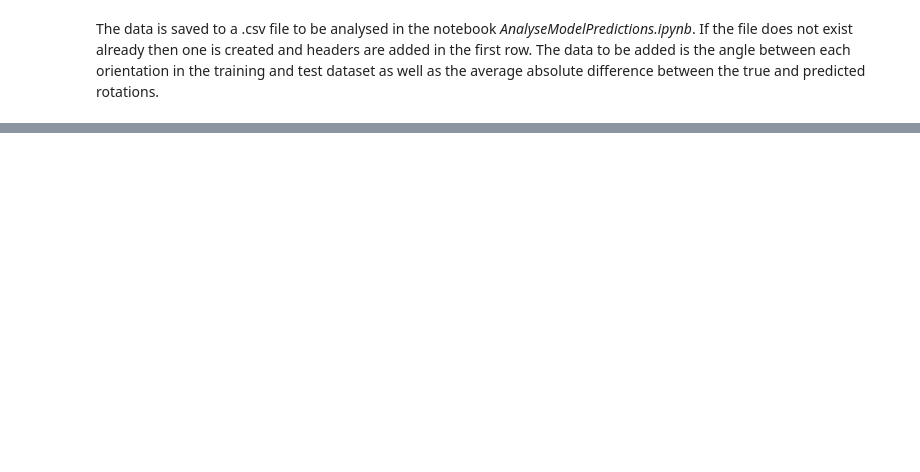
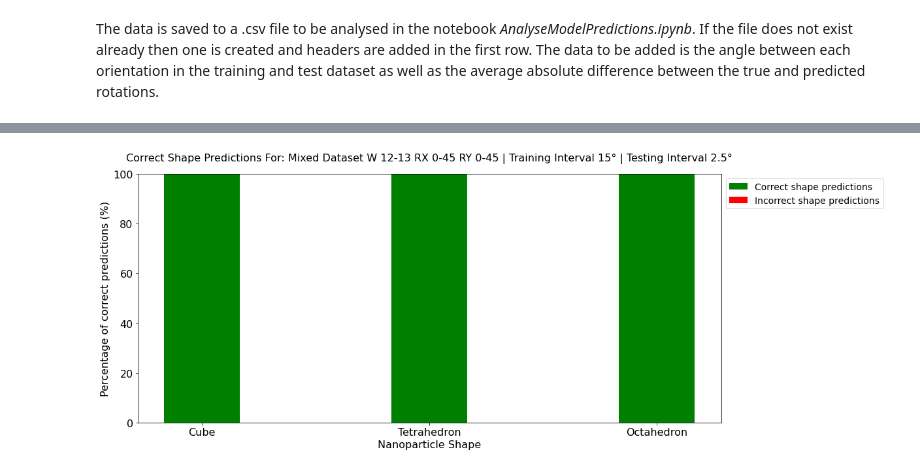
Before and after one commit to javidahmed64592/Y4-Nanoparticles-Project, a Jupyter notebook: ClassificationNanoparticles.ipynb, the cells around one changed output, grey strips where cells are left out. Saved outputs shown, nothing was run; the diff lists cells and outputs as text; code cells hidden in the pictures; blank space fills up the shorter version.

```diff
--- a/ClassificationNanoparticles.ipynb
+++ b/ClassificationNanoparticles.ipynb
@@ -586,0 +665,28 @@ with open(results_csv, 'r') as file:
+# %%
+correct_shape_predictions = []
+
+for group in shape_groups:
+  correct_shape_predictions.append(group.correct_shapes * 100)
+
+correct_shape_predictions = np.asarray(correct_shape_predictions)
+incorrect_shape_predictions = 100 - correct_shape_predictions
+# %%
+fig_shapes = plt.figure(figsize=(16, 7))
+
+bar_width = 1 / len(actual_shapes)
+
+plt.bar(actual_shapes, correct_shape_predictions, bar_width, color='g', label='Correct shape predictions')
+plt.bar(actual_shapes, incorrect_shape_predictions, bar_width, color='r', label='Incorrect shape predictions', bottom=correct_shape_predictions)
+
+plt.xlabel("Nanoparticle Shape", fontsize=16)
+plt.ylim([0, 100])
+plt.ylabel("Percentage of correct predictions (%)", fontsize=16)
+plt.xticks(fontsize=16)
+plt.yticks(fontsize=16)
+plt.legend(bbox_to_anchor=(1.,1), loc="upper left", fontsize=14)
+
+plt.title("Correct Shape Predictions For: %s | Training Interval %s° | Testing Interval %s°" % (folder_name, dr_train, dr_test), fontsize=16, pad=20)
+#plt.tight_layout()
+plt.show()
+# %% [output]
+[figure, added]
```
Also changed, not shown: parts of 27 cells of this notebook, 1 other file.
